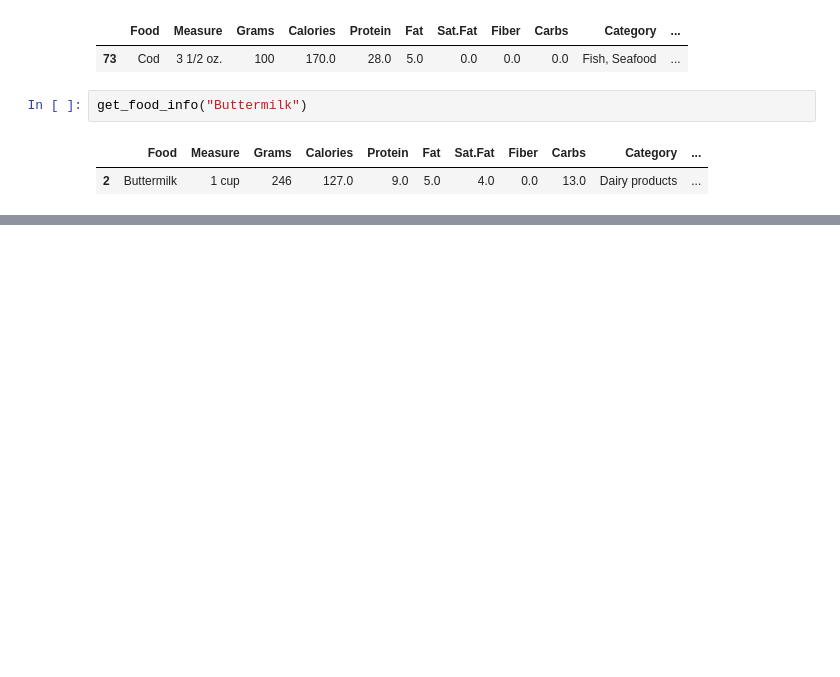
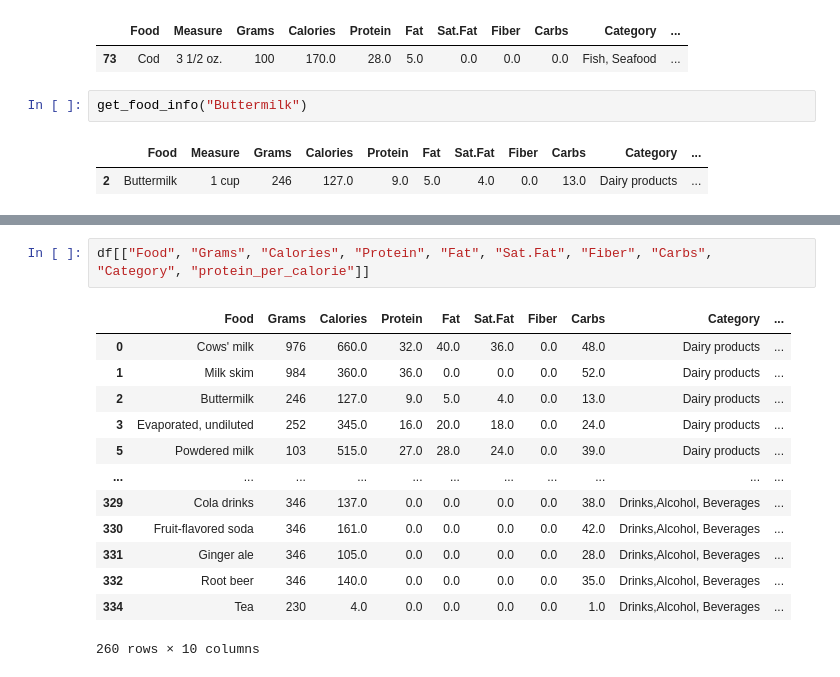
Before and after one commit to hrushikesh-pawar/nutrition-macro-predictor, a Jupyter notebook: nutrition.ipynb, the cells around one changed output, grey strips where cells are left out. Drawn from its saved outputs; the diff is of its cells as text; blank space fills up the shorter version.

```diff
--- a/nutrition.ipynb
+++ b/nutrition.ipynb
@@ -447,0 +494,16 @@ get_food_info("Buttermilk")
+# %%
+df[["Food", "Grams", "Calories", "Protein", "Fat", "Sat.Fat", "Fiber", "Carbs", "Category", "protein_per_calorie"]]
+# %% [output]
+|  | Food | Grams | Calories | Protein | Fat | Sat.Fat | Fiber | Carbs | Category | ... |
+| 0 | Cows' milk | 976 | 660.0 | 32.0 | 40.0 | 36.0 | 0.0 | 48.0 | Dairy products | ... |
+| 1 | Milk skim | 984 | 360.0 | 36.0 | 0.0 | 0.0 | 0.0 | 52.0 | Dairy products | ... |
+| 2 | Buttermilk | 246 | 127.0 | 9.0 | 5.0 | 4.0 | 0.0 | 13.0 | Dairy products | ... |
+| 3 | Evaporated, undiluted | 252 | 345.0 | 16.0 | 20.0 | 18.0 | 0.0 | 24.0 | Dairy products | ... |
+| 5 | Powdered milk | 103 | 515.0 | 27.0 | 28.0 | 24.0 | 0.0 | 39.0 | Dairy products | ... |
+| ... | ... | ... | ... | ... | ... | ... | ... | ... | ... | ... |
+| 329 | Cola drinks | 346 | 137.0 | 0.0 | 0.0 | 0.0 | 0.0 | 38.0 | Drinks,Alcohol, Beverages | ... |
+| 330 | Fruit-flavored soda | 346 | 161.0 | 0.0 | 0.0 | 0.0 | 0.0 | 42.0 | Drinks,Alcohol, Beverages | ... |
+| 331 | Ginger ale | 346 | 105.0 | 0.0 | 0.0 | 0.0 | 0.0 | 28.0 | Drinks,Alcohol, Beverages | ... |
+| 332 | Root beer | 346 | 140.0 | 0.0 | 0.0 | 0.0 | 0.0 | 35.0 | Drinks,Alcohol, Beverages | ... |
+| 334 | Tea | 230 | 4.0 | 0.0 | 0.0 | 0.0 | 0.0 | 1.0 | Drinks,Alcohol, Beverages | ... |
+260 rows × 10 columns
```
Also changed, not shown: parts of 7 cells of this notebook.
